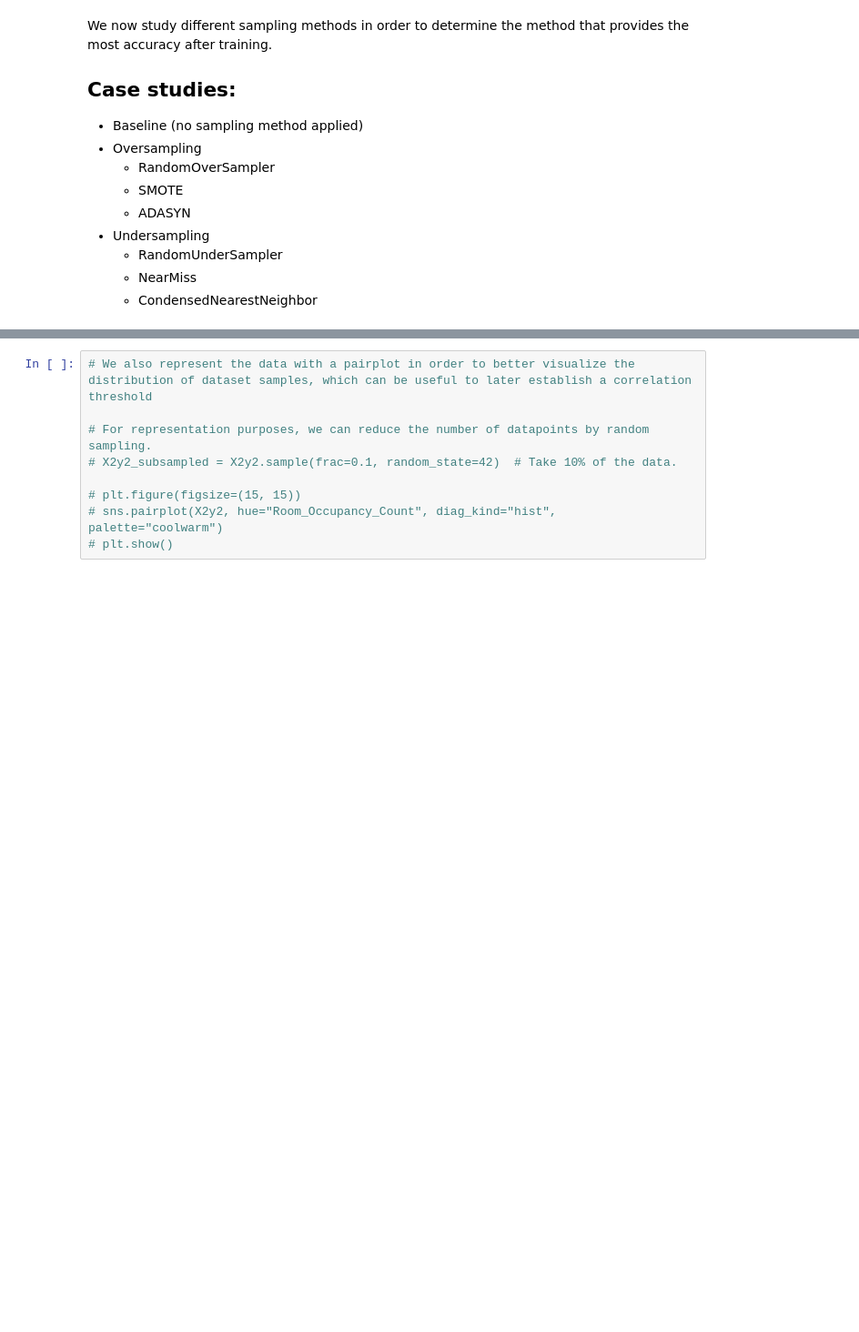
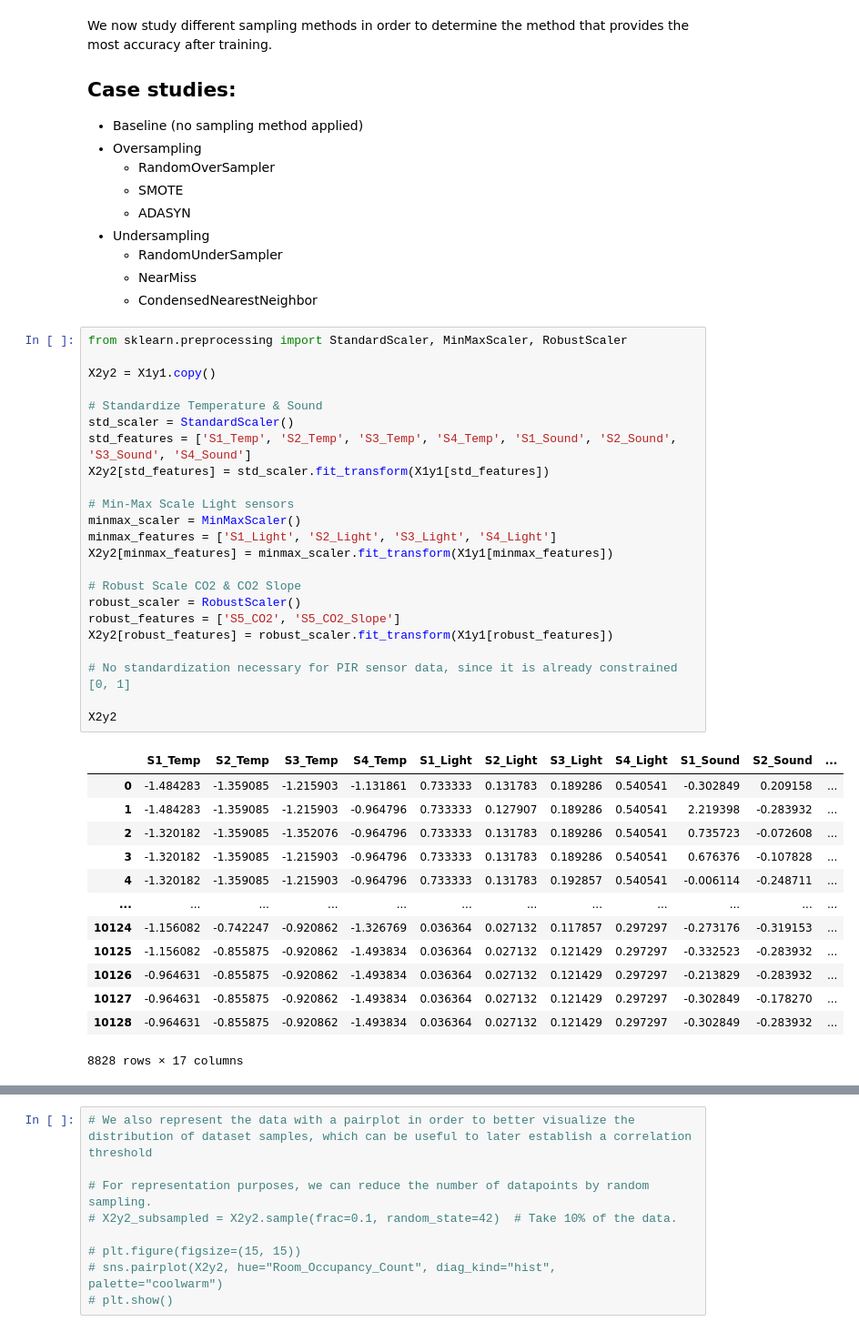
Before and after one commit to errorcodecritical/JupyterML, a Jupyter notebook: Challenge.ipynb, the cells around one changed output, grey strips where cells are left out. Shown at 91% size. Drawn from its saved outputs; the diff is of its cells as text; blank space fills up the shorter version.

```diff
--- a/Challenge.ipynb
+++ b/Challenge.ipynb
@@ -207,4 +234,41 @@ We now study different sampling methods in order to determine the method that pr
     - RandomUnderSampler
     - NearMiss
     - CondensedNearestNeighbor
+# %%
+from sklearn.preprocessing import StandardScaler, MinMaxScaler, RobustScaler
+
+X2y2 = X1y1.copy()
+
+# Standardize Temperature & Sound
+std_scaler = StandardScaler()
+std_features = ['S1_Temp', 'S2_Temp', 'S3_Temp', 'S4_Temp', 'S1_Sound', 'S2_Sound', 'S3_Sound', 'S4_Sound']
+X2y2[std_features] = std_scaler.fit_transform(X1y1[std_features])
+
+# Min-Max Scale Light sensors
+minmax_scaler = MinMaxScaler()
+minmax_features = ['S1_Light', 'S2_Light', 'S3_Light', 'S4_Light']
+X2y2[minmax_features] = minmax_scaler.fit_transform(X1y1[minmax_features])
+
+# Robust Scale CO2 & CO2 Slope
+robust_scaler = RobustScaler()
+robust_features = ['S5_CO2', 'S5_CO2_Slope']
+X2y2[robust_features] = robust_scaler.fit_transform(X1y1[robust_features])
+
+# No standardization necessary for PIR sensor data, since it is already constrained [0, 1]
+
+X2y2
+# %% [output]
+|  | S1_Temp | S2_Temp | S3_Temp | S4_Temp | S1_Light | S2_Light | S3_Light | S4_Light | S1_Sound | S2_Sound | ... |
+| 0 | -1.484283 | -1.359085 | -1.215903 | -1.131861 | 0.733333 | 0.131783 | 0.189286 | 0.540541 | -0.302849 | 0.209158 | ... |
+| 1 | -1.484283 | -1.359085 | -1.215903 | -0.964796 | 0.733333 | 0.127907 | 0.189286 | 0.540541 | 2.219398 | -0.283932 | ... |
+| 2 | -1.320182 | -1.359085 | -1.352076 | -0.964796 | 0.733333 | 0.131783 | 0.189286 | 0.540541 | 0.735723 | -0.072608 | ... |
+| 3 | -1.320182 | -1.359085 | -1.215903 | -0.964796 | 0.733333 | 0.131783 | 0.189286 | 0.540541 | 0.676376 | -0.107828 | ... |
+| 4 | -1.320182 | -1.359085 | -1.215903 | -0.964796 | 0.733333 | 0.131783 | 0.192857 | 0.540541 | -0.006114 | -0.248711 | ... |
+| ... | ... | ... | ... | ... | ... | ... | ... | ... | ... | ... | ... |
+| 10124 | -1.156082 | -0.742247 | -0.920862 | -1.326769 | 0.036364 | 0.027132 | 0.117857 | 0.297297 | -0.273176 | -0.319153 | ... |
+| 10125 | -1.156082 | -0.855875 | -0.920862 | -1.493834 | 0.036364 | 0.027132 | 0.121429 | 0.297297 | -0.332523 | -0.283932 | ... |
+| 10126 | -0.964631 | -0.855875 | -0.920862 | -1.493834 | 0.036364 | 0.027132 | 0.121429 | 0.297297 | -0.213829 | -0.283932 | ... |
+| 10127 | -0.964631 | -0.855875 | -0.920862 | -1.493834 | 0.036364 | 0.027132 | 0.121429 | 0.297297 | -0.302849 | -0.178270 | ... |
+| 10128 | -0.964631 | -0.855875 | -0.920862 | -1.493834 | 0.036364 | 0.027132 | 0.121429 | 0.297297 | -0.302849 | -0.283932 | ... |
+8828 rows × 17 columns
 # %%
```
Also changed, not shown: parts of 5 cells of this notebook.
